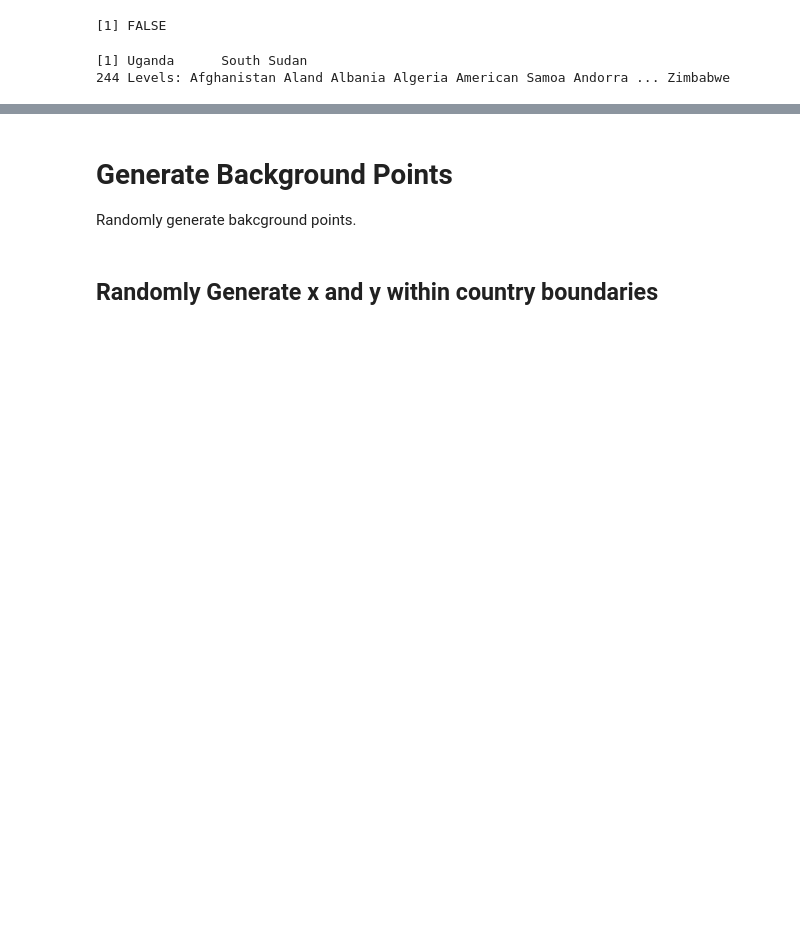
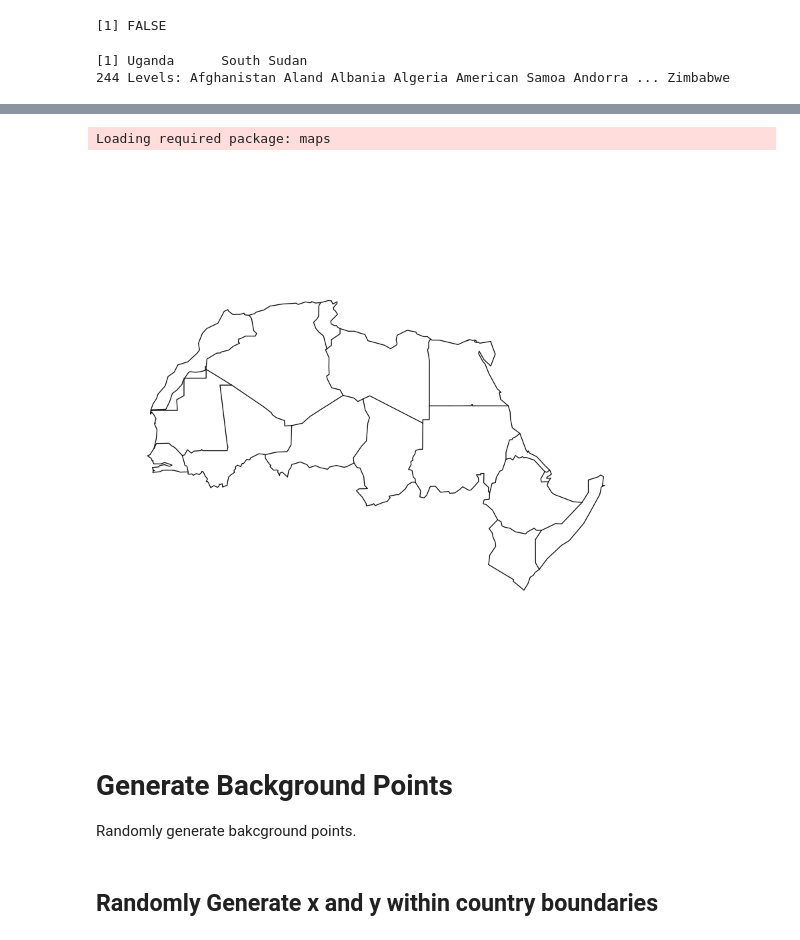
Before and after one commit to instadeepai/locust-predict, a Jupyter notebook: notebooks/Presence_Only_Generate_Background_Data.ipynb, the cells around one changed output, grey strips where cells are left out. Saved outputs shown, nothing was run; the diff lists cells and outputs as text; code cells hidden in the pictures; blank space fills up the shorter version.

```diff
--- a/notebooks/Presence_Only_Generate_Background_Data.ipynb
+++ b/notebooks/Presence_Only_Generate_Background_Data.ipynb
@@ -143,3 +143,9 @@ plot_absence_presence <- function(whole_region,data,method,cex=3.5) {
+# %%
+
+map(database = "world", regions =  c('Mauritania', 'Mali', 'Somalia','Egypt',"Morocco","Algeria","Sudan","Eritrea","Senegal","Libya","Western Sahara","Tunisia","Niger","Chad","Ethiopia","Djibouti","Kenya"),exact=TRUE)
+# %% [output]
+Loading required package: maps
+[figure, added]
 # %% [markdown]
 # Generate Background Points
 Randomly generate bakcground points.
```
Also changed, not shown: parts of 23 cells of this notebook, 13 other files.
